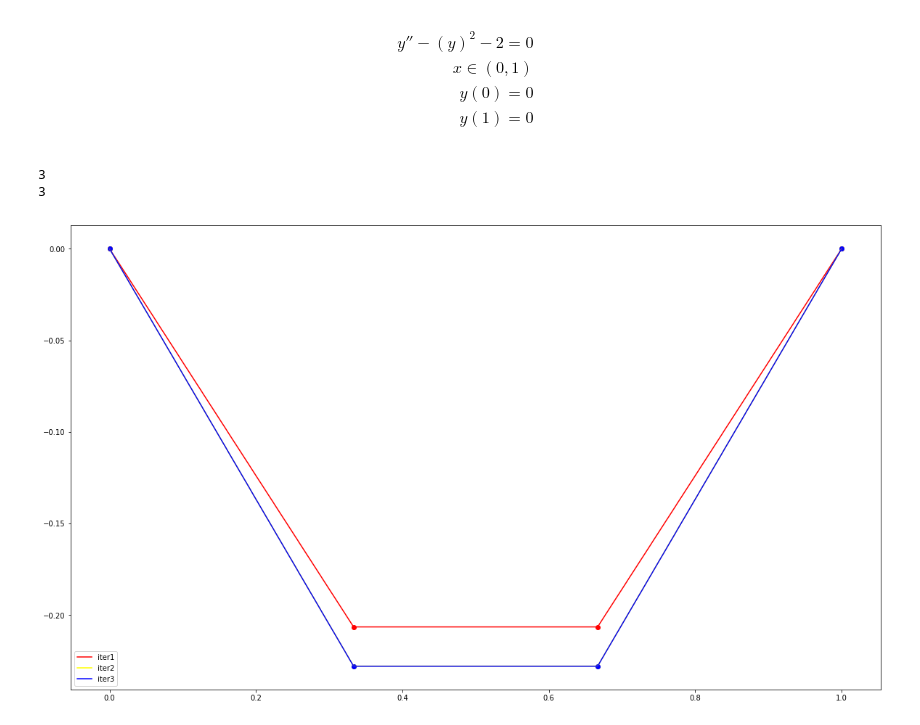
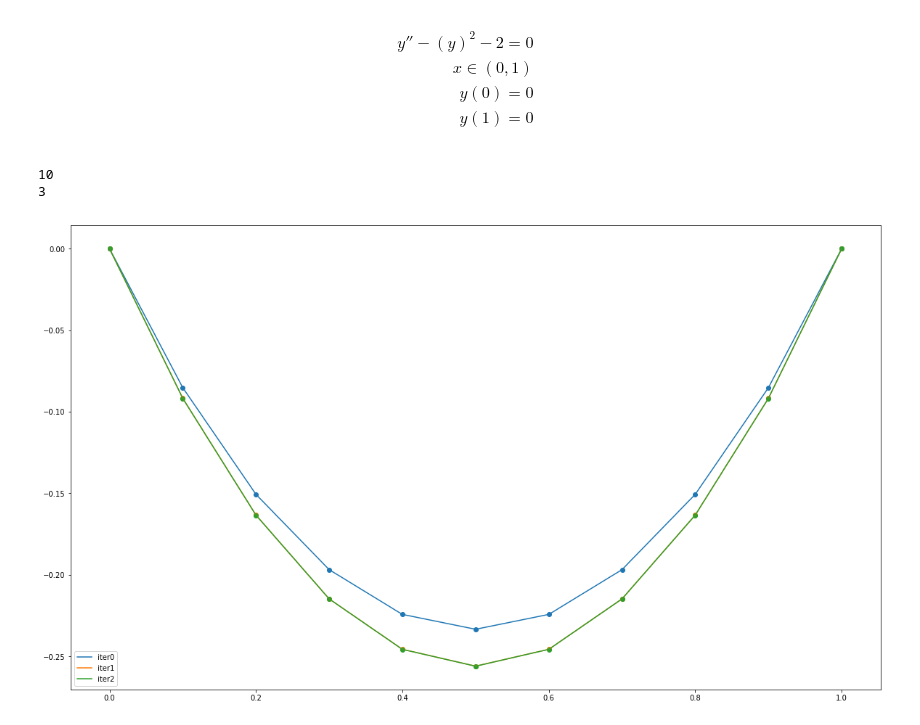
Before and after one commit to rudrasohan/Advanced-Numerical-Techniques, a Jupyter notebook: assignment4.1.ipynb, the cells around one changed output. Cells and saved outputs as stored; diff of their text form; code cells hidden in the pictures.

```diff
--- a/assignment4.1.ipynb
+++ b/assignment4.1.ipynb
@@ -83,8 +83,8 @@ def Thomas_Algorithm(coeff, cond):
         return y
     fin_y = backsubstitution(c1,d1)
     #print(fin_y)
-    y = np.append(fin_y, cond.yn)
-    y = np.append(cond.y0, y)
+    y = np.append(fin_y, 0.0)
+    y = np.append(0.0, y)
     return y
 # %%
 def Newton_Solver(cond):
@@ -113,25 +113,24 @@ def Newton_Solver(cond):
     solutions.append(y_k)
     return solutions
 # %%
-cond = Conditions(0.0,1.0,0.0,0.0,Fraction(1,3),0.001)
+cond = Conditions(0.0,1.0,0.0,0.0,Fraction(1,10),0.001)
 # %%
 y = Newton_Solver(cond)
 print(len(y))
 x_range = np.arange(cond.x0, cond.xn+cond.h, cond.h)
 # %% [output]
+10
 3
-3
 # %%
 t1 = np.arange(cond.x0, cond.xn, 0.001)
 fig = plt.figure(figsize=(20, 40))
 ax = fig.add_subplot(311)
-ax.plot(x_range, y[0], color='red')
-ax.plot(x_range, y[1], color='yellow')
-ax.plot(x_range, y[2], color='blue')
-ax.scatter(x_range, y[0], color='red')
-ax.scatter(x_range, y[1], color='yellow')
-ax.scatter(x_range, y[2], color='blue')
-ax.legend(('iter1','iter2','iter3'))
+g = []
+for i in range(len(y)):
+    ax.plot(x_range, y[i])
+    ax.scatter(x_range, y[i])
+    g.append("iter"+str(i))
+ax.legend(tuple(g))
 fig.show()
 # %% [output]
-[figure, old version]
+[figure, new version]
```
Also changed, not shown: 2 other files.
